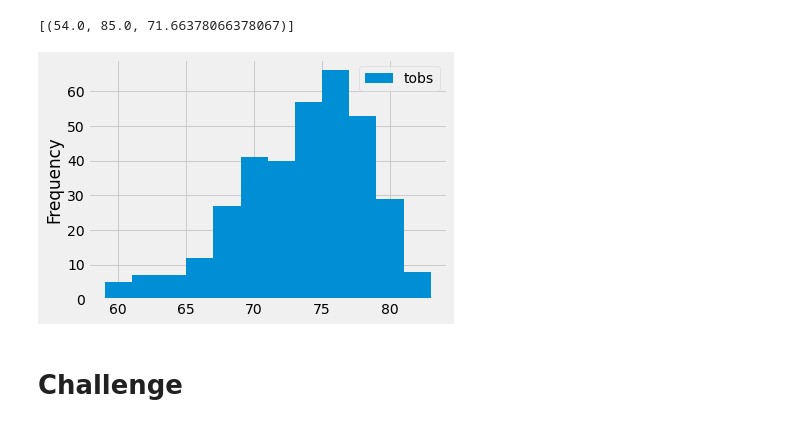
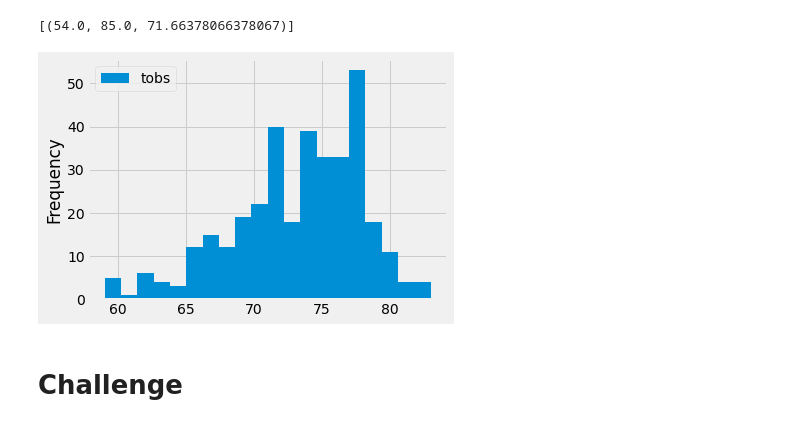
Before and after one commit to racheltsuchiyama/surfs_up, a Jupyter notebook: climate_analysis.ipynb, the cells around one changed output. Saved outputs shown, nothing was run; the diff lists cells and outputs as text; code cells hidden in the pictures.

```diff
--- a/climate_analysis.ipynb
+++ b/climate_analysis.ipynb
@@ -109,16 +109,16 @@ filter(Measurement.station == 'USC00519281').all()
 # %%
 # Choose the station with the highest number of temperature observations.
 # Query the last 12 months of temperature observation data for this station and plot the results as a histogram
 results = session.query(Measurement.tobs).\
 filter(Measurement.station == 'USC00519281').\
 filter(Measurement.date >= prev_year).all()
 #print(results)
 df = pd.DataFrame(results, columns=['tobs'])
 #print(df)
-df.plot.hist(bins=12)
+df.plot.hist(bins=20)
 plt.tight_layout()
 # %% [output]
-[figure, old version]
+[figure, new version]
 # %%
 # Write a function called `calc_temps` that will accept start date and end date in the format '%Y-%m-%d'
 # and return the minimum, average, and maximum temperatures for that range of dates
```
Also changed, not shown: 1 other file.
